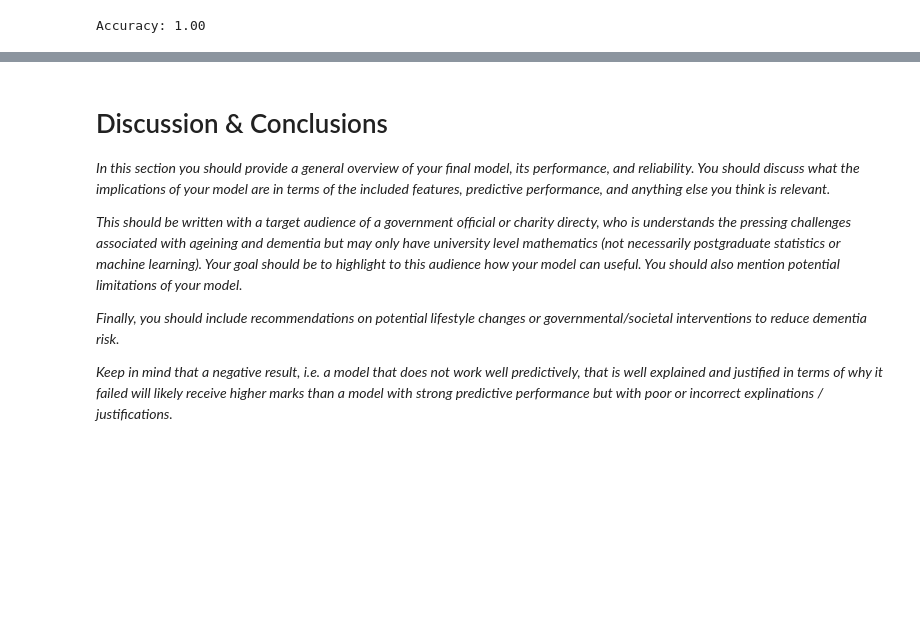
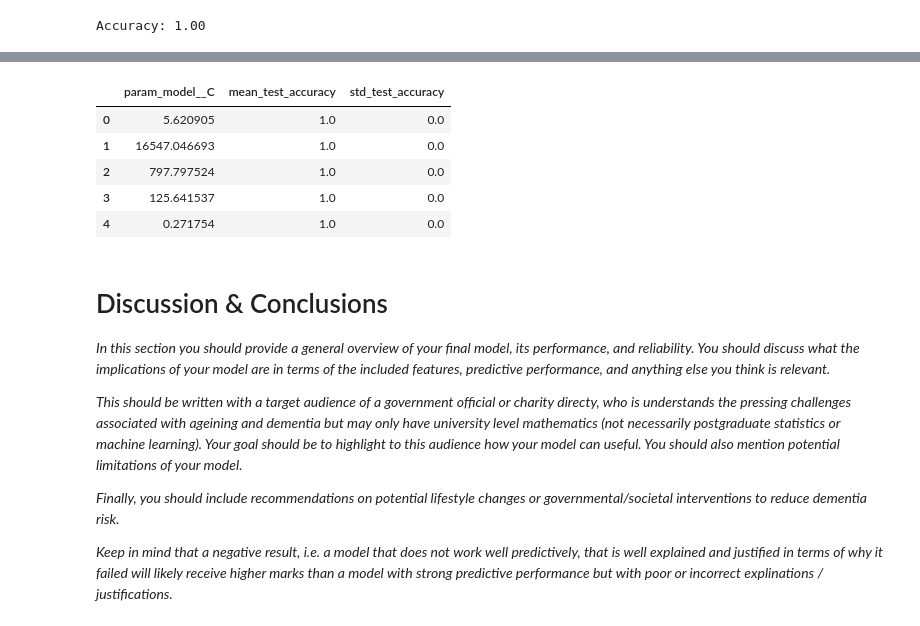
Before and after one commit to abalone88/ml_proj2, a Jupyter notebook: project2_materials/project2.ipynb, the cells around one changed output, grey strips where cells are left out. Cells and saved outputs as stored; diff of their text form; code cells hidden in the pictures; blank space fills up the shorter version.

Commit message:
add model with oversampling the minority (default)

```diff
--- a/project2_materials/project2.ipynb
+++ b/project2_materials/project2.ipynb
@@ -752,0 +724,37 @@ Accuracy: 1.00
+# %%
+from imblearn.over_sampling import RandomOverSampler
+from sklearn.model_selection import GridSearchCV, RandomizedSearchCV
+from imblearn.pipeline import Pipeline as ImPipeline
+from scipy.stats.distributions import uniform, loguniform
+
+preprocessing = ColumnTransformer([
+    ("num_pre1", num_pre1, ['cltv', 'dti']),
+    ("num_pre2", num_pre2, [x for x in num_features if x not in {'cltv', 'dti'}]),
+    ("cat_pre1", cat_pre1, ['flag_fthb']),
+    ("cat_pre2", cat_pre2, ['cnt_borr']),
+    ("cat_pre3", cat_pre3, [x for x in cat_features if x not in {"flag_fthb", "cnt_borr"}])],
+    remainder='drop')
+
+logistic_pipe2  = ImPipeline([
+    ("pre_processing", preprocessing),
+    ("sampler", RandomOverSampler(random_state=42)),
+    ("model", LogisticRegression(random_state=42))])
+
+C_list = []
+pwr = -5
+for i in range(11):
+    C_list.append(2**pwr)
+    pwr+=2
+
+log_param_dist = {'model__C':loguniform(C_list[0], C_list[-1]),}
+
+os_log_rs = RandomizedSearchCV(logistic_pipe2,
+                            param_distributions = log_param_dist,
+                            n_iter = 60,
+                            scoring = ["accuracy", "f1","recall","precision"],
+                            cv = StratifiedKFold(n_splits = 5),
+                            refit = "recall",
+                            random_state = 42,
+                            return_train_score = True)
+
+os_log_rs.fit(pd.concat([X_train[num_features], X_train[cat_features].astype('object')], axis=1), y_train)
@@ -753,3 +779,15 @@ Accuracy: 1.00
+# %%
+os_log_rs_df = pd.DataFrame(os_log_rs.cv_results_)
+os_log_rs_df.sort_values("mean_test_accuracy", ascending=False)[["param_model__C",
+                                                               "mean_test_accuracy",
+                                                               "std_test_accuracy"]].head()
+# %% [output]
+|  | param_model__C | mean_test_accuracy | std_test_accuracy |
+| 0 | 5.620905 | 1.0 | 0.0 |
+| 1 | 16547.046693 | 1.0 | 0.0 |
+| 2 | 797.797524 | 1.0 | 0.0 |
+| 3 | 125.641537 | 1.0 | 0.0 |
+| 4 | 0.271754 | 1.0 | 0.0 |
 # %% [markdown]
 # Discussion & Conclusions
 
```
Also changed, not shown: parts of 20 cells of this notebook.
